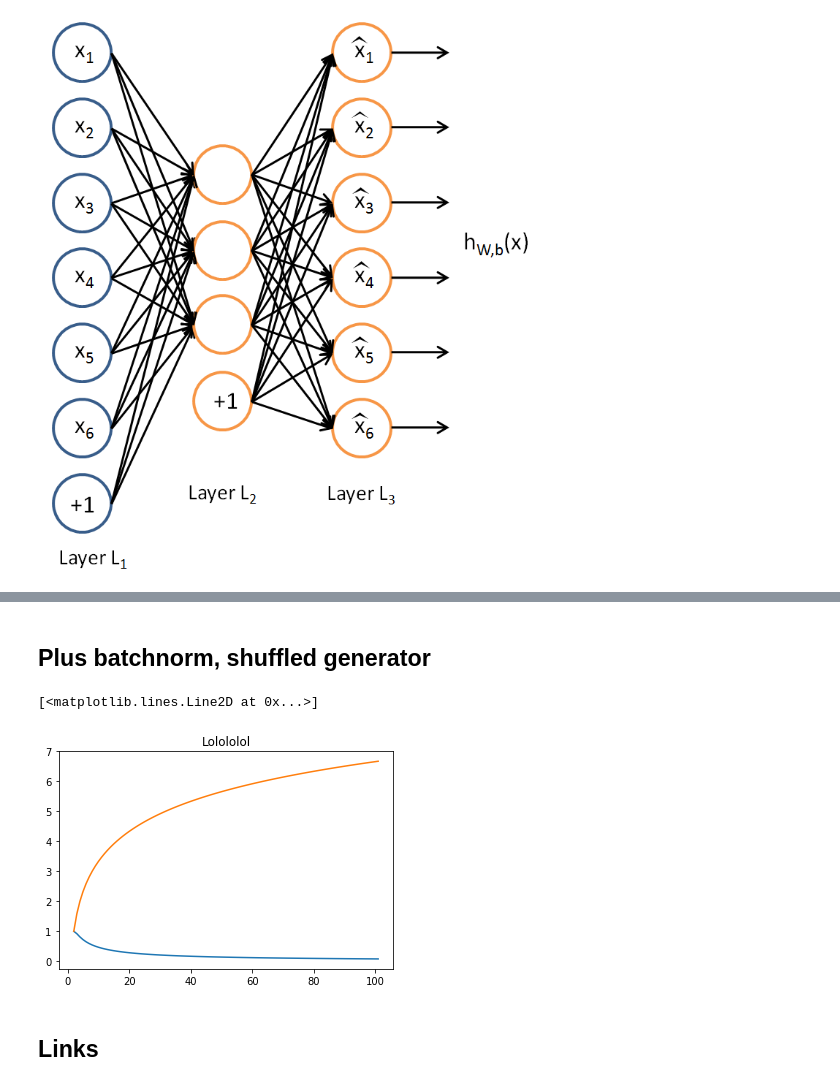
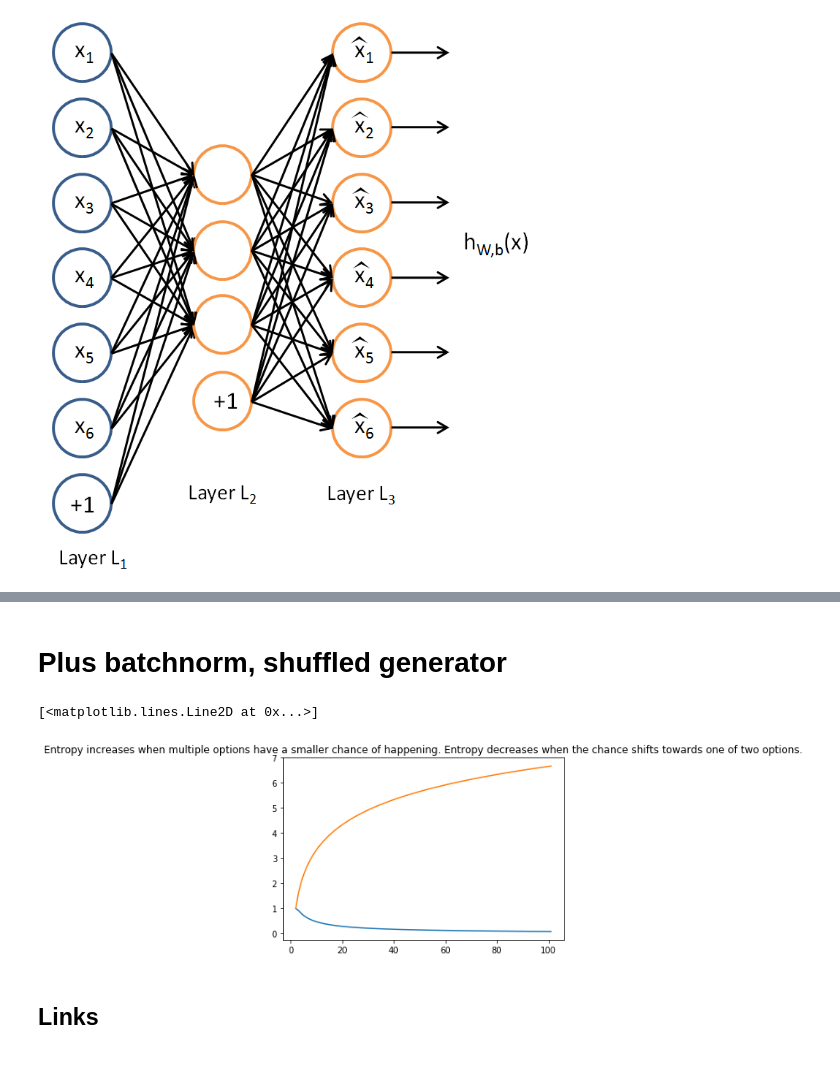
Before and after one commit to sbalk/Numpy_MNIST, a Jupyter notebook: Autoencoder_MNIST.ipynb, the cells around one changed output, grey strips where cells are left out. Cells and saved outputs as stored; diff of their text form; code cells hidden in the pictures.

```diff
--- a/Autoencoder_MNIST.ipynb
+++ b/Autoencoder_MNIST.ipynb
@@ -318,23 +223,20 @@ i+=1
 # %% [markdown]
-## Plus batchnorm, shuffled generator
+# Plus batchnorm, shuffled generator
 # %%
 def entropy_spread(x): #breuklijn, 1/x is de kans op het klein deel
     p1 = 1/x
     p2 = 1 - 1/x
     return p1*np.log2(p1)+p2*np.log2(p2)
-# %%
-x = np.arange(100)+2
-plt.title('Lolololol')
-
-plt.plot(x, -entropy_spread(x))
-plt.plot(x, -np.log2(1/x))
-
-
-# x = np.reshape(img[index,:],(-1, 28,28))
-# plt.imshow(x[0,:,:])
-# %% [output]
-[<matplotlib.lines.Line2D at 0x...>]
-[figure, removed]
+# %%
+steps = np.arange(100)+2
+plt.title('Entropy increases when multiple options have a smaller chance of happening. '
+          'Entropy decreases when the chance shifts towards one of two options.')
+
+plt.plot(steps, -entropy_spread(steps))
+plt.plot(steps, -np.log2(1/steps))
+# %% [output]
+[<matplotlib.lines.Line2D at 0x...>]
+[figure, added]
 # %% [markdown]
 ## Links
 # %% [markdown]
```
Also changed, not shown: parts of 13 cells of this notebook.
